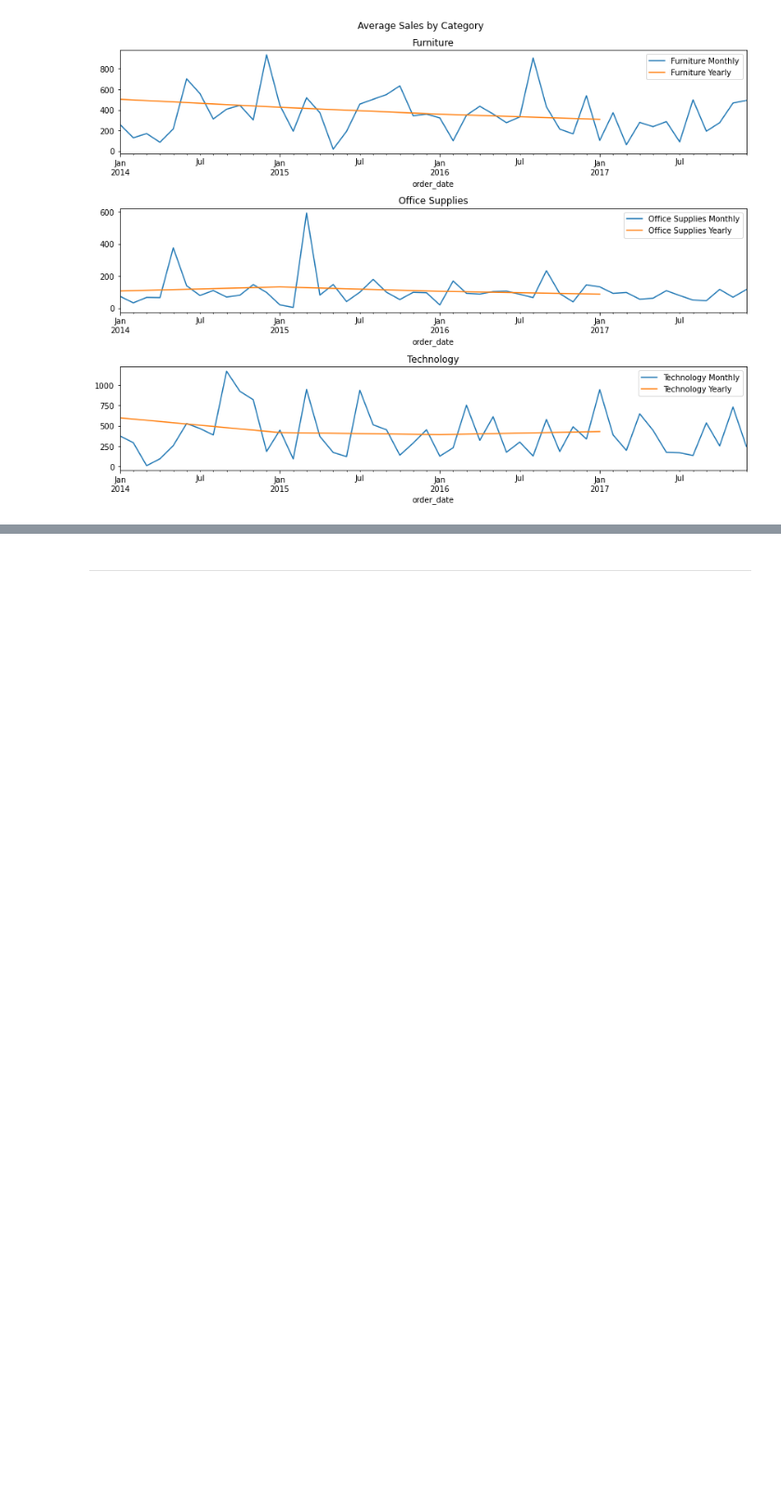
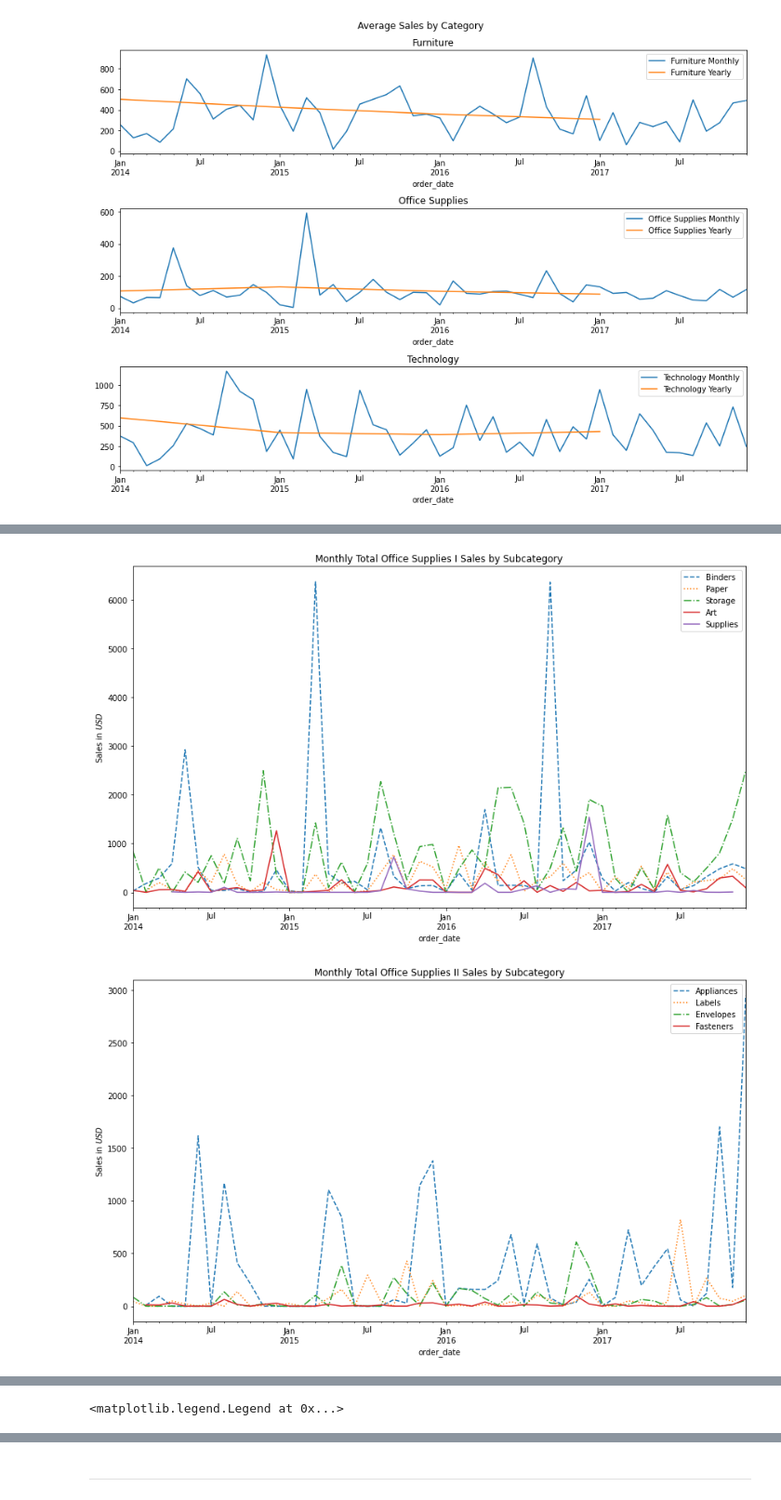
Before and after one commit to ns-tn-time-series-project/time-series-project, a Jupyter notebook: final_report_time_series_project.ipynb, the cells around one changed output, grey strips where cells are left out. Shown at 93% size. Drawn from its saved outputs; the diff is of its cells as text; code cells hidden in the pictures; blank space fills up the shorter version.

```diff
--- a/final_report_time_series_project.ipynb
+++ b/final_report_time_series_project.ipynb
@@ -112,0 +147,51 @@ plt.tight_layout()
+# %%
+plt.figure(figsize=(14,8))
+ofc_supplies[ofc_supplies.sub_cat == 'Binders'].resample('M').sales.sum().plot(label='Binders', ls='--')
+ofc_supplies[ofc_supplies.sub_cat == 'Paper'].resample('M').sales.sum().plot(label='Paper', ls=':')
+ofc_supplies[ofc_supplies.sub_cat == 'Storage'].resample('M').sales.sum().plot(label='Storage', ls='-.')
+ofc_supplies[ofc_supplies.sub_cat == 'Art'].resample('M').sales.sum().plot(label='Art', ls ='-')
+ofc_supplies[ofc_supplies.sub_cat == 'Supplies'].resample('M').sales.sum().plot(label='Supplies')
+
+plt.ylabel('Sales in $USD$')
+plt.title('Monthly Total Office Supplies I Sales by Subcategory')
+plt.legend()
+
+plt.show()
+
+plt.figure(figsize=(14,8))
+ofc_supplies[ofc_supplies.sub_cat == 'Appliances'].resample('M').sales.sum().plot(label='Appliances', ls='--')
+ofc_supplies[ofc_supplies.sub_cat == 'Labels'].resample('M').sales.sum().plot(label='Labels',ls=':')
+ofc_supplies[ofc_supplies.sub_cat == 'Envelopes'].resample('M').sales.sum().plot(label='Envelopes', ls='-.')
+ofc_supplies[ofc_supplies.sub_cat == 'Fasteners'].resample('M').sales.sum().plot(label='Fasteners')
+
+plt.ylabel('Sales in $USD$')
+plt.title('Monthly Total Office Supplies II Sales by Subcategory')
+plt.legend()
+
+plt.show()
+
+plt.figure(figsize=(14,8))
+ofc_supplies[ofc_supplies.sub_cat == 'Binders'].resample('Y').sales.sum().plot(label='Binders', ls='--')
+ofc_supplies[ofc_supplies.sub_cat == 'Paper'].resample('Y').sales.sum().plot(label='Paper', ls =':')
+ofc_supplies[ofc_supplies.sub_cat == 'Storage'].resample('Y').sales.sum().plot(label='Storage', ls='-.')
+ofc_supplies[ofc_supplies.sub_cat == 'Art'].resample('Y').sales.sum().plot(label='Art', ls='-')
+ofc_supplies[ofc_supplies.sub_cat == 'Supplies'].resample('Y').sales.sum().plot(label='Supplies')
+
+plt.ylabel('Sales in $USD$')
+plt.title('Yearly Total Office Supplies I Sales by Subcategory')
+plt.legend()
+
+plt.show()
+
+plt.figure(figsize=(14,8))
+ofc_supplies[ofc_supplies.sub_cat == 'Appliances'].resample('Y').sales.sum().plot(label='Appliances', ls='--')
+ofc_supplies[ofc_supplies.sub_cat == 'Labels'].resample('Y').sales.sum().plot(label='Labels',ls= ':')
+ofc_supplies[ofc_supplies.sub_cat == 'Envelopes'].resample('Y').sales.sum().plot(label='Envelopes', ls='-.')
+ofc_supplies[ofc_supplies.sub_cat == 'Fasteners'].resample('Y').sales.sum().plot(label='Fasteners')
+
+plt.ylabel('Sales in $USD$')
+plt.title('Yearly Total Office Supplies II Sales by Subcategory')
+plt.legend()
+# %% [output]
+[figure, added]
+[figure, added]
@@ -112,0 +199 @@ plt.tight_layout()
+<matplotlib.legend.Legend at 0x...>
```
Also changed, not shown: parts of 22 cells of this notebook.
